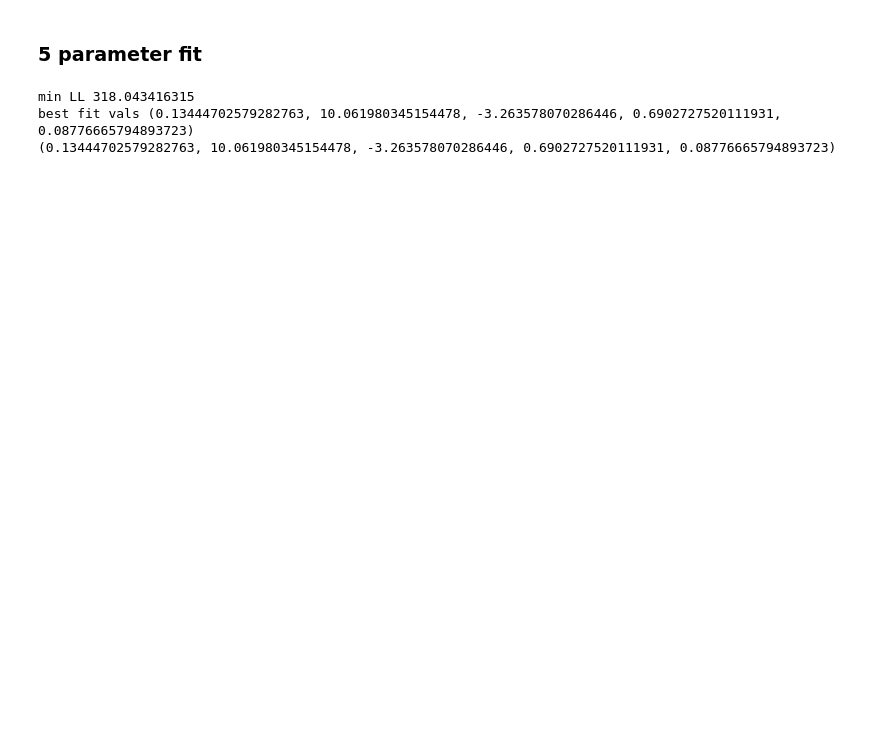
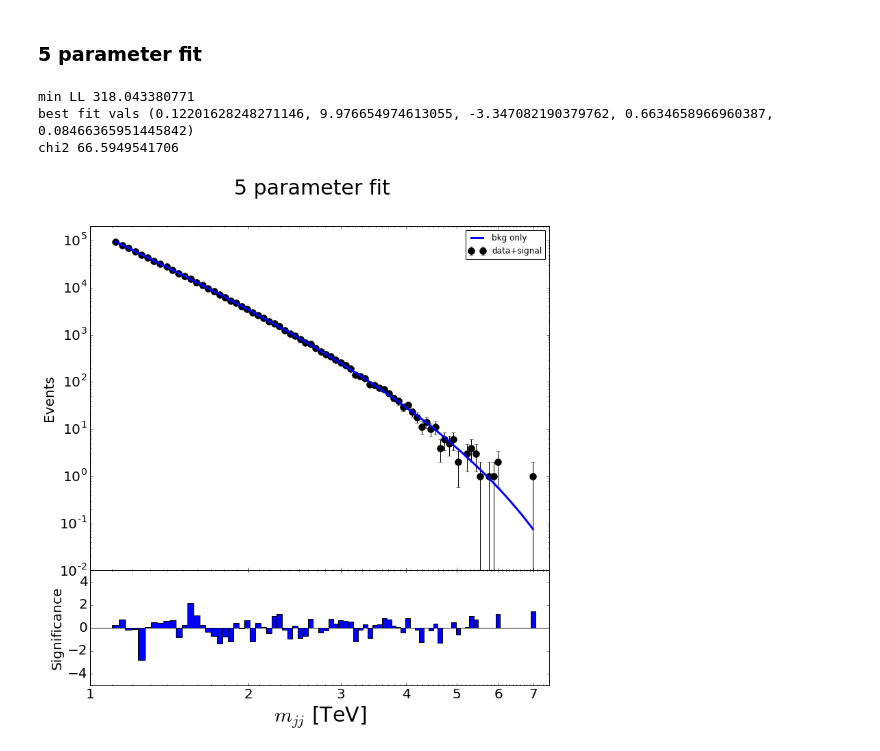
Before and after one commit to mfrate28/GP_Paper, a Jupyter notebook: InitialFits-and-ToyMaking.ipynb, the cells around one changed output. Saved outputs shown, nothing was run; the diff lists cells and outputs as text; code cells hidden in the pictures; blank space fills up the shorter version.

```diff
--- a/InitialFits-and-ToyMaking.ipynb
+++ b/InitialFits-and-ToyMaking.ipynb
@@ -529,14 +467,12 @@ best fit vals (0.016089678408287567, 8.382831170438962, -5.232713956269947)
 ### 5 parameter fit
 # %%
 lnProb = logLike_5ff(xvalO,yvalO,xerrO)
-bestval, best_fit_new = fit_5ff(100, lnProb)
-#background with best fit parameters
-bkg5param = model_5param(xvalO, best_fit_new, xerrO)
-
-print best_fit_new
+minimumLLH, best_fit_params = fit_5ff(100, lnProb)
+bkg5param = model_5param(xvalO, best_fit_params, xerrO)
 label = "5 parameter fit"
-#makePrettyPlots(xvalO, yvalO, bkg5param, label, 'b')
+makePrettyPlots(xvalO, yvalO, bkg5param, label, 'b')
 # %% [output]
-min LL 318.043416315
-best fit vals (0.13444702579282763, 10.061980345154478, -3.263578070286446, 0.6902727520111931, 0.08776665794893723)
-(0.13444702579282763, 10.061980345154478, -3.263578070286446, 0.6902727520111931, 0.08776665794893723)
+min LL 318.043380771
+best fit vals (0.12201628248271146, 9.976654974613055, -3.347082190379762, 0.6634658966960387, 0.08466365951445842)
+chi2 66.5949541706
+[figure, added]
```
Also changed, not shown: parts of 47 cells of this notebook.
